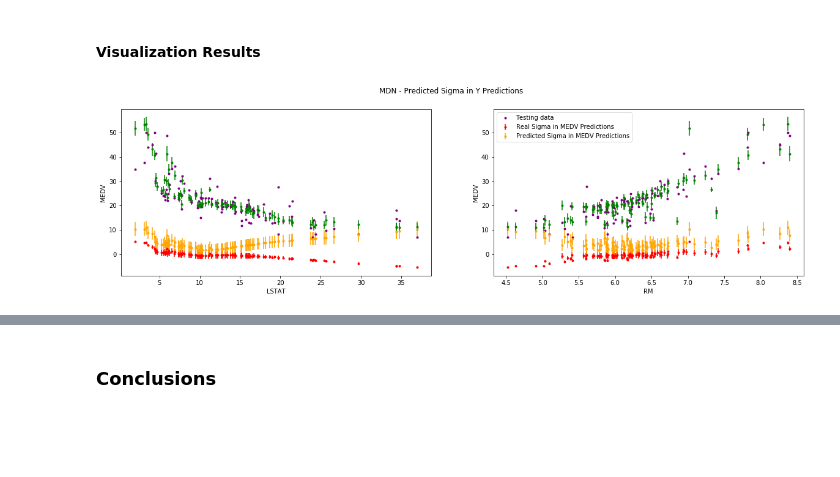
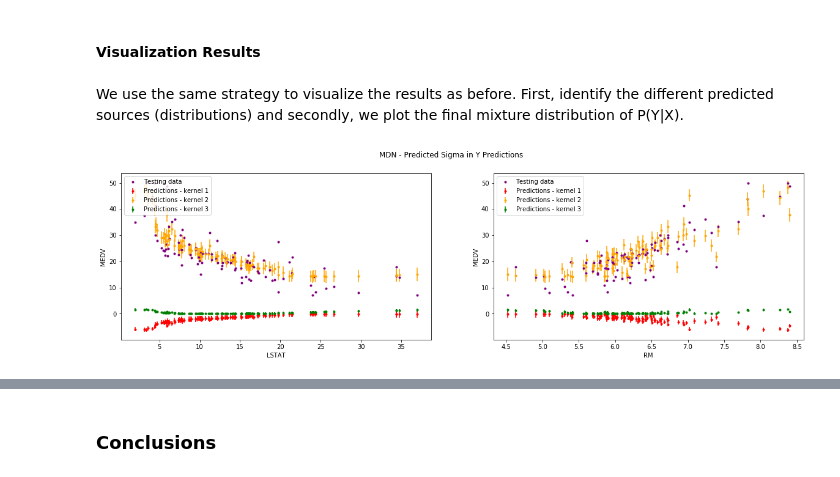
Before and after one commit to beeva/TEC_LAB-bayesian_probabilistic, a Jupyter notebook: bayesian_deep_learning/uncertainty_estimation/mixture_density_networks/experiments/01-mixture_density_networks/mixture_density_networks_regression.ipynb, the cells around one changed output, grey strips where cells are left out. Cells and saved outputs as stored; diff of their text form; code cells hidden in the pictures; blank space fills up the shorter version.

```diff
--- a/bayesian_deep_learning/uncertainty_estimation/mixture_density_networks/experiments/01-mixture_density_networks/mixture_density_networks_regression.ipynb
+++ b/bayesian_deep_learning/uncertainty_estimation/mixture_density_networks/experiments/01-mixture_density_networks/mixture_density_networks_regression.ipynb
@@ -555,7 +576,7 @@ mdn_.compile(loss=gnll_loss, optimizer=opt)
 mdn_.fit(
     x=x_train,
     y=y_train,
-    epochs=10000,
+    epochs=1000,
     validation_data=(x_val, y_val),
     batch_size=128,
     verbose=0
@@ -598,24 +619,28 @@ x_val[0, :].reshape(1,-1).shape
 (1, 2)
 # %% [markdown]
 #### Visualization Results
+# %% [markdown]
+We use the same strategy to visualize the results as before. First, identify the different predicted sources (distributions) and secondly, we plot the final mixture distribution of P(Y|X).
 # %%
 fig, (ax1, ax2) = plt.subplots(1,2, figsize=(20, 5))
 fig.suptitle('MDN - Predicted Sigma in Y Predictions')
 
 ax1.plot(x_val[:,0], y_val[:,0], '.', color='purple')
 ax1.errorbar(x_val[:,0], mdn_mu[:,0], yerr=np.sqrt(mdn_sigma[:,0]) , color='red', fmt='.');
 ax1.errorbar(x_val[:,0], mdn_mu[:,1], yerr=np.sqrt(mdn_sigma[:,1]) , color='orange', fmt='.');
 ax1.errorbar(x_val[:,0], mdn_mu[:,2], yerr=np.sqrt(mdn_sigma[:,2]) , color='green', fmt='.');
 ax1.set_xlabel(r'LSTAT');
 ax1.set_ylabel(r'MEDV');
 
+ax1.legend([r'Testing data','Predictions - kernel 1', 'Predictions - kernel 2', 'Predictions - kernel 3'], loc='upper left', );
+
 ax2.plot(x_val[:,1], y_val[:,0], '.', color='purple')
 ax2.errorbar(x_val[:,1], mdn_mu[:,0], yerr=np.sqrt(mdn_sigma[:,0]) , color='red', fmt='.');
 ax2.errorbar(x_val[:,1], mdn_mu[:,1], yerr=np.sqrt(mdn_sigma[:,1]) , color='orange', fmt='.');
 ax2.errorbar(x_val[:,1], mdn_mu[:,2], yerr=np.sqrt(mdn_sigma[:,2]) , color='green', fmt='.');
 ax2.set_xlabel(r'RM');
 ax2.set_ylabel(r'MEDV');
 
-ax2.legend([r'Testing data','Real Sigma in MEDV Predictions', 'Predicted Sigma in MEDV Predictions'], loc='upper left', );
+ax2.legend([r'Testing data', 'Predictions - kernel 1', 'Predictions - kernel 2', 'Predictions - kernel 3'], loc='upper left', );
 # %% [output]
-[figure, old version]
+[figure, new version]
```
Also changed, not shown: parts of 54 cells of this notebook.
